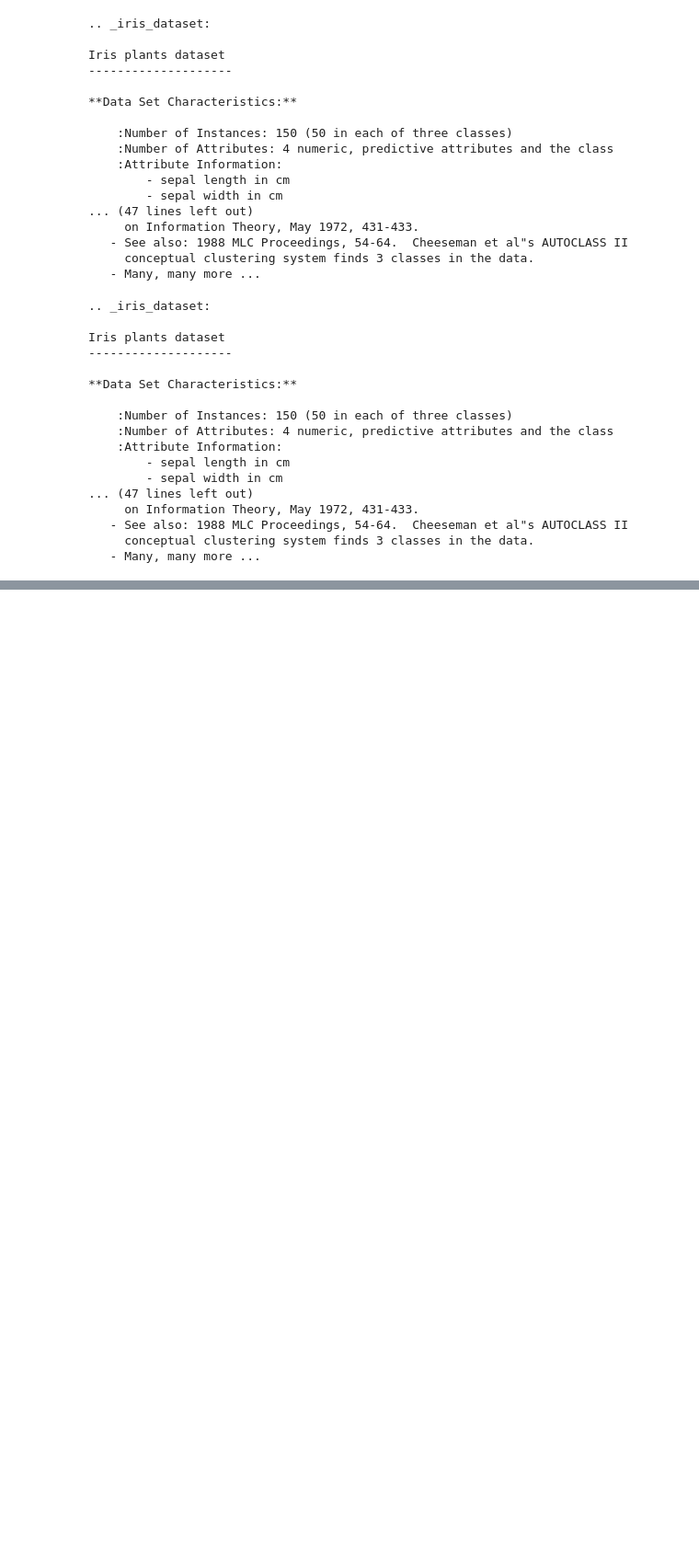
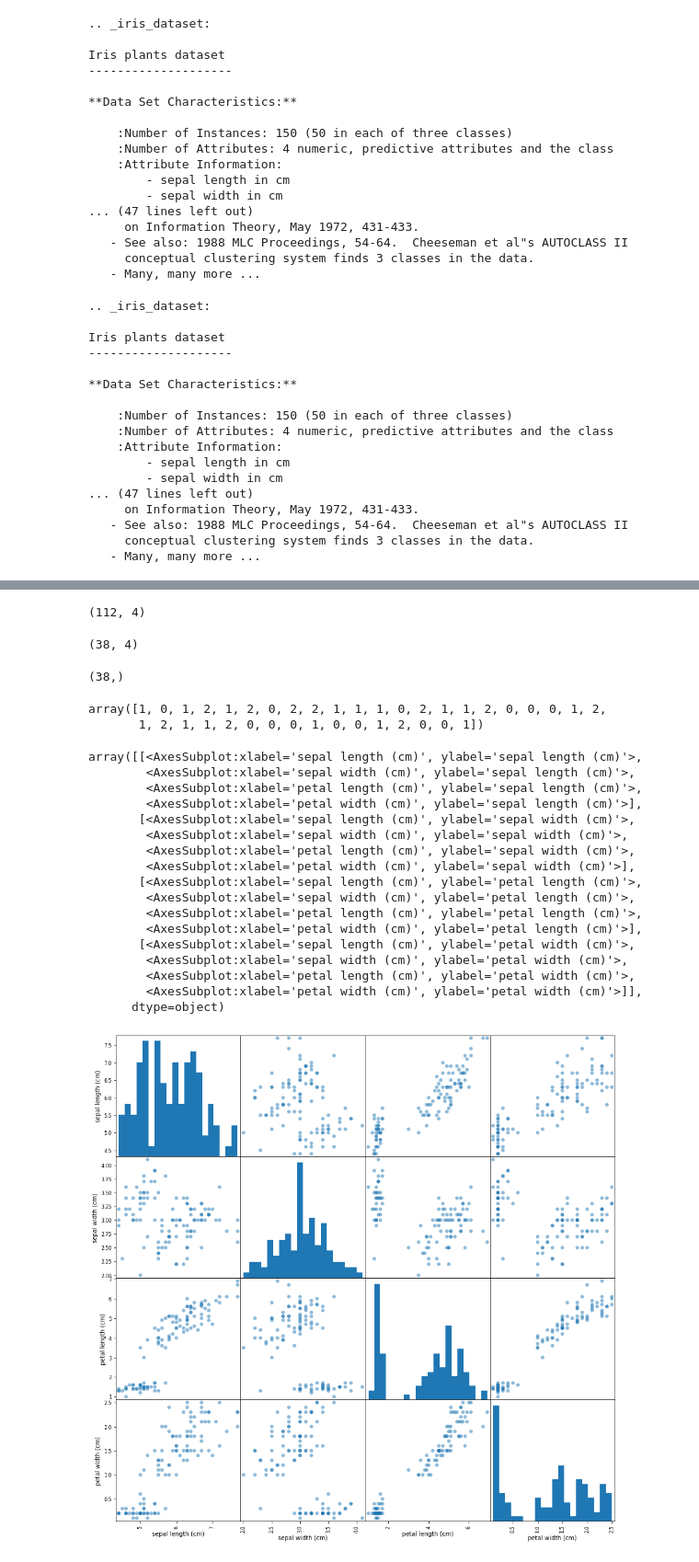
Before and after one commit to waldbear4/Python_2021, a Jupyter notebook: 20210617 Python Maschine Learning 1.ipynb, the cells around one changed output, grey strips where cells are left out. Shown at 92% size. Cells and saved outputs as stored; diff of their text form; code cells hidden in the pictures; blank space fills up the shorter version.

```diff
--- a/20210617 Python Maschine Learning 1.ipynb
+++ b/20210617 Python Maschine Learning 1.ipynb
@@ -52,0 +113,42 @@ Iris plants dataset
+# %%
+X_train, X_test, y_train, y_test = train_test_split(iris_dataset['data'], iris_dataset['target'], random_state=0)
+# random_state
+# %%
+X_train.shape
+# %% [output]
+(112, 4)
+# %%
+X_test.shape
+# %% [output]
+(38, 4)
+# %%
+y_test.shape
+# %% [output]
+(38,)
+# %%
+y_test
+# %% [output]
+array([1, 0, 1, 2, 1, 2, 0, 2, 2, 1, 1, 1, 0, 2, 1, 1, 2, 0, 0, 0, 1, 2,
+       1, 2, 1, 1, 2, 0, 0, 0, 1, 0, 0, 1, 2, 0, 0, 1])
+# %%
+iris_df = pd.DataFrame(X_train, columns = iris_dataset.feature_names)
+pd.plotting.scatter_matrix(iris_df, figsize=(15,15), marker="o", hist_kwds={'bins':20})
+# %% [output]
+array([[<AxesSubplot:xlabel='sepal length (cm)', ylabel='sepal length (cm)'>,
+        <AxesSubplot:xlabel='sepal width (cm)', ylabel='sepal length (cm)'>,
+        <AxesSubplot:xlabel='petal length (cm)', ylabel='sepal length (cm)'>,
+        <AxesSubplot:xlabel='petal width (cm)', ylabel='sepal length (cm)'>],
+       [<AxesSubplot:xlabel='sepal length (cm)', ylabel='sepal width (cm)'>,
+        <AxesSubplot:xlabel='sepal width (cm)', ylabel='sepal width (cm)'>,
+        <AxesSubplot:xlabel='petal length (cm)', ylabel='sepal width (cm)'>,
+        <AxesSubplot:xlabel='petal width (cm)', ylabel='sepal width (cm)'>],
+       [<AxesSubplot:xlabel='sepal length (cm)', ylabel='petal length (cm)'>,
+        <AxesSubplot:xlabel='sepal width (cm)', ylabel='petal length (cm)'>,
+        <AxesSubplot:xlabel='petal length (cm)', ylabel='petal length (cm)'>,
+        <AxesSubplot:xlabel='petal width (cm)', ylabel='petal length (cm)'>],
+       [<AxesSubplot:xlabel='sepal length (cm)', ylabel='petal width (cm)'>,
+        <AxesSubplot:xlabel='sepal width (cm)', ylabel='petal width (cm)'>,
+        <AxesSubplot:xlabel='petal length (cm)', ylabel='petal width (cm)'>,
+        <AxesSubplot:xlabel='petal width (cm)', ylabel='petal width (cm)'>]],
+      dtype=object)
+[figure, added]
```
Also changed, not shown: parts of 11 cells of this notebook.
